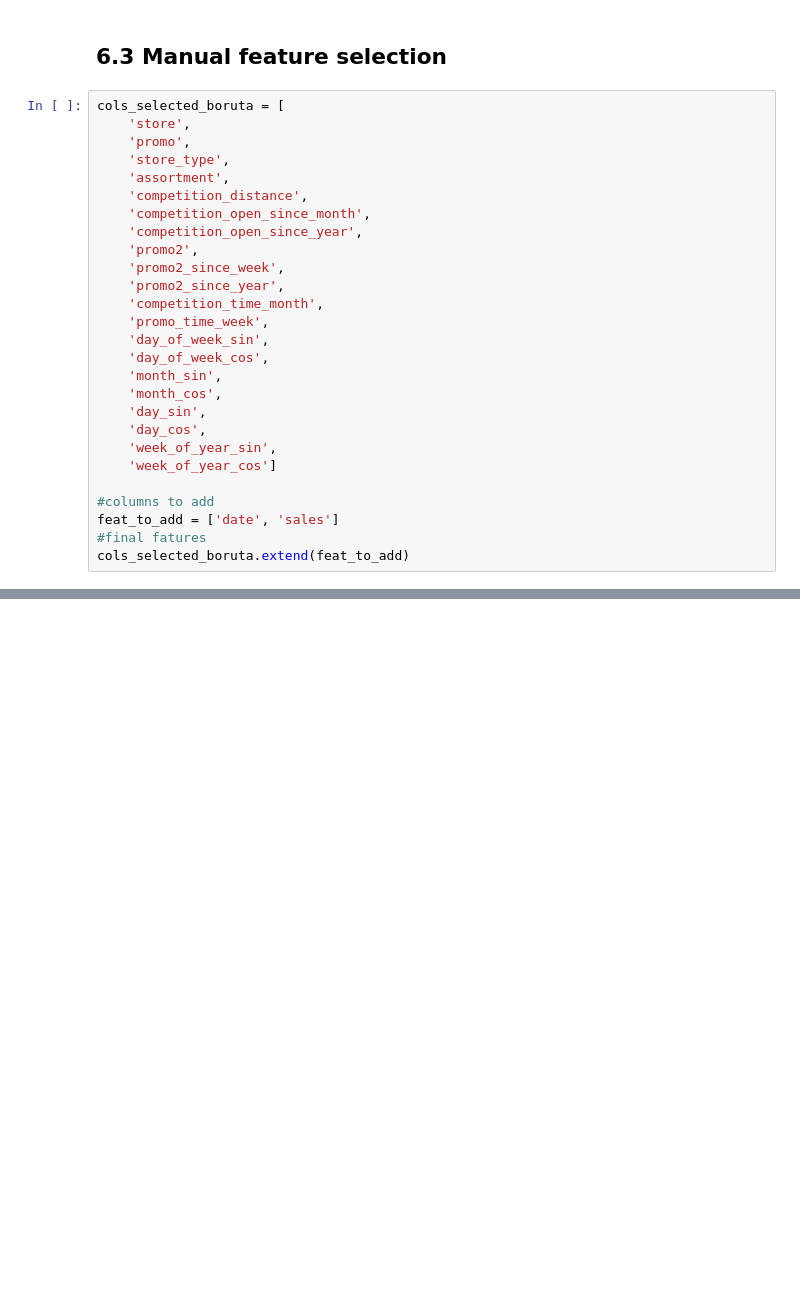
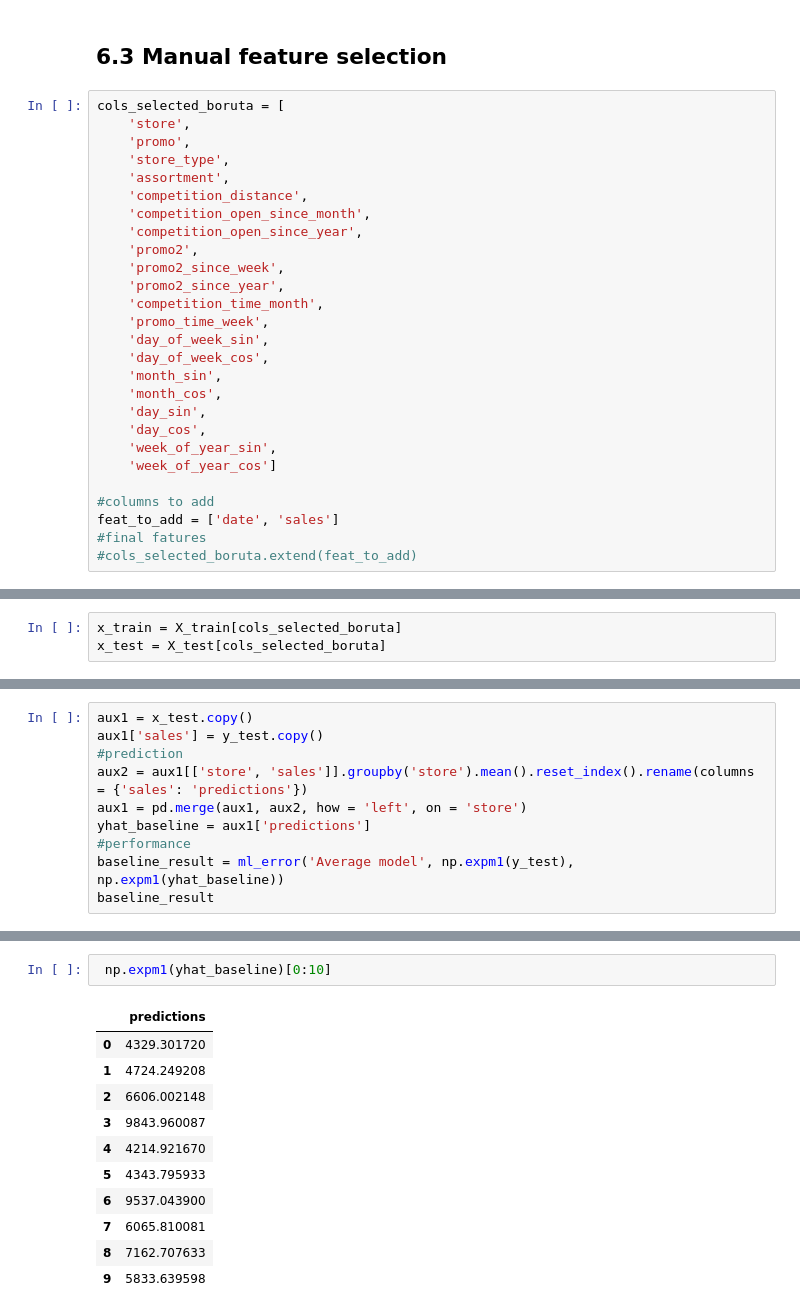
Before and after one commit to fr22/Rossmann_sales_prediction, a Jupyter notebook: store_sales_prediction.ipynb, the cells around one changed output, grey strips where cells are left out. Cells and saved outputs as stored; diff of their text form; blank space fills up the shorter version.

```diff
--- a/store_sales_prediction.ipynb
+++ b/store_sales_prediction.ipynb
@@ -1240,7 +1229,7 @@ cols_selected_boruta = [
 #columns to add
 feat_to_add = ['date', 'sales']
 #final fatures
-cols_selected_boruta.extend(feat_to_add)
+#cols_selected_boruta.extend(feat_to_add)
 # %%
 cols_selected_boruta
 # %% [output]
@@ -1263,0 +1258,3 @@ cols_selected_boruta
+# %%
+x_train = X_train[cols_selected_boruta]
+x_test = X_test[cols_selected_boruta]
@@ -1263,0 +1263,10 @@ cols_selected_boruta
+# %%
+aux1 = x_test.copy()
+aux1['sales'] = y_test.copy()
+#prediction
+aux2 = aux1[['store', 'sales']].groupby('store').mean().reset_index().rename(columns = {'sales': 'predictions'})
+aux1 = pd.merge(aux1, aux2, how = 'left', on = 'store')
+yhat_baseline = aux1['predictions']
+#performance
+baseline_result = ml_error('Average model', np.expm1(y_test), np.expm1(yhat_baseline))
+baseline_result
@@ -1263,0 +1276,14 @@ cols_selected_boruta
+# %%
+ np.expm1(yhat_baseline)[0:10]
+# %% [output]
+|  | predictions |
+| 0 | 4329.301720 |
+| 1 | 4724.249208 |
+| 2 | 6606.002148 |
+| 3 | 9843.960087 |
+| 4 | 4214.921670 |
+| 5 | 4343.795933 |
+| 6 | 9537.043900 |
+| 7 | 6065.810081 |
+| 8 | 7162.707633 |
+| 9 | 5833.639598 |
```
Also changed, not shown: parts of 17 cells of this notebook.
